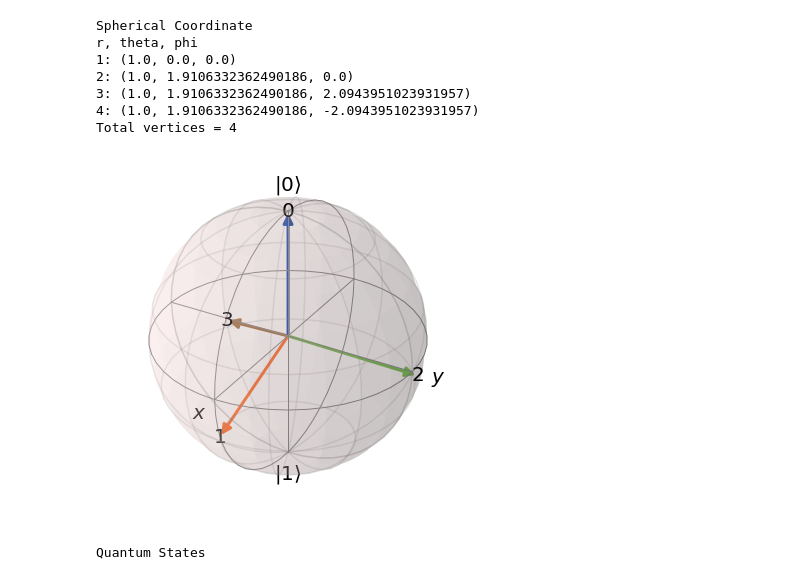
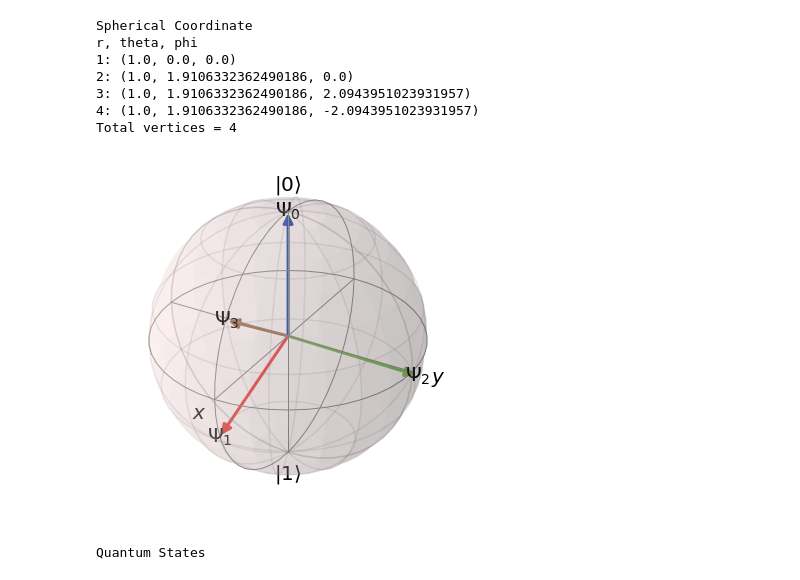
Before and after one commit to ericardomuten/quantum_image_classifier, a Jupyter notebook: Tools/Geometric Class Hermitian Observable Calculation.ipynb, the cells around one changed output. Drawn from its saved outputs; the diff is of its cells as text; code cells hidden in the pictures.

```diff
--- a/Tools/Geometric Class Hermitian Observable Calculation.ipynb
+++ b/Tools/Geometric Class Hermitian Observable Calculation.ipynb
@@ -9,6 +9,19 @@ from qutip import Bloch, basis, Qobj
 
 from qiskit import *
 from qiskit.quantum_info import Statevector
+# %%
+color_palette = [
+    '#0039A6',
+    '#EE352E',
+    '#6CBE45',
+    '#996633',
+    '#A7A9AC',
+    '#FCCC0A',
+    '#808183',
+    '#FF6319',
+    '#00933C',
+    '#B933AD'
+]
 # %%
 # cartesian to spherical coordinate
 
@@ -64,18 +89,7 @@ tetra_vecs = [
 # plot the cartesian coordinate
 
 b_tetra = Bloch()
-b_tetra.vector_color = [
-    '#0039A6',
-    '#FF6319',
-    '#6CBE45',
-    '#996633',
-    '#A7A9AC',
-    '#FCCC0A',
-    '#808183',
-    '#EE352E',
-    '#00933C',
-    '#B933AD'
-]
+b_tetra.vector_color = color_palette
 
 for i in range(len(tetra_vecs)):
     b_tetra.add_annotation(tetra_vecs[i], str(i))
@@ -106,38 +120,27 @@ Total vertices = 4
 # %%
 # construct the quantum states for all vertices
 
 tetra_states = np.zeros((4,2), dtype=np.complex_)
 b_tetra_states = Bloch()
-b_tetra_states.vector_color = [
-    '#0039A6',
-    '#FF6319',
-    '#6CBE45',
-    '#996633',
-    '#A7A9AC',
-    '#FCCC0A',
-    '#808183',
-    '#EE352E',
-    '#00933C',
-    '#B933AD'
-]
+b_tetra_states.vector_color = color_palette
 
 for i in range(len(tetra_angles)):
     # construct quantum circuit to prepare the vertice's quantum state based on its spherical coordinate
     qc = rotation(tetra_angles[i][1], tetra_angles[i][2])
     # obtain the quantum state (statevector) by applying the circuit to |0>
     new_sv = sv_0.evolve(qc)
 
     # plot the quantum state on a Bloch Sphere
     state = Qobj(new_sv.data)
     b_tetra_states.add_states(state, kind='vector')
     # also plot the annotation based on the cartesian coordinate of the vertices as a sanity check
-    b_tetra_states.add_annotation(tetra_vecs[i], str(i))
+    b_tetra_states.add_annotation(tetra_vecs[i], "$\Psi_{" + str(i) + "}$")
 
     tetra_states[i, :] = new_sv.data
 
 b_tetra_states.show()
 # %% [output]
-[figure, old version]
+[figure, new version]
 # %%
 # quantum states of the vertices
 
```
Also changed, not shown: parts of 6 cells of this notebook, 1 other file.
